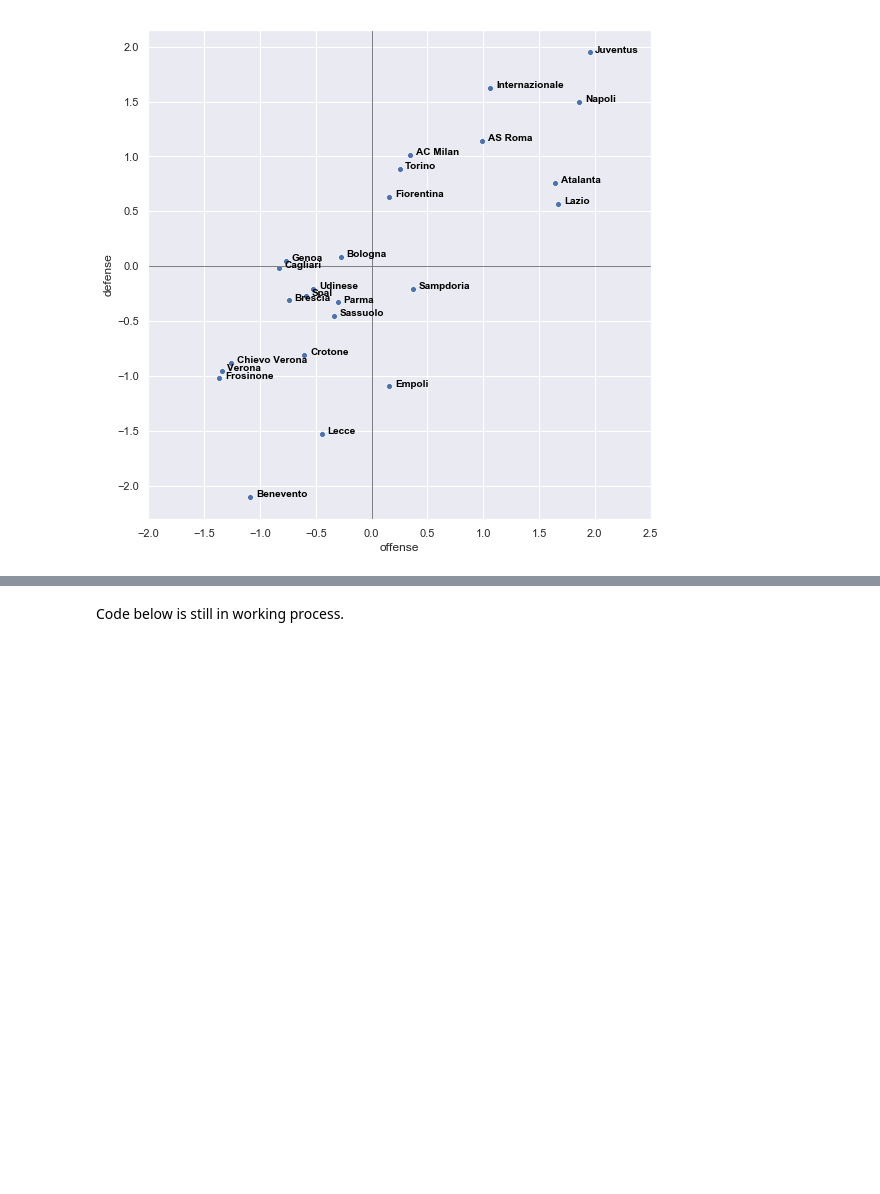
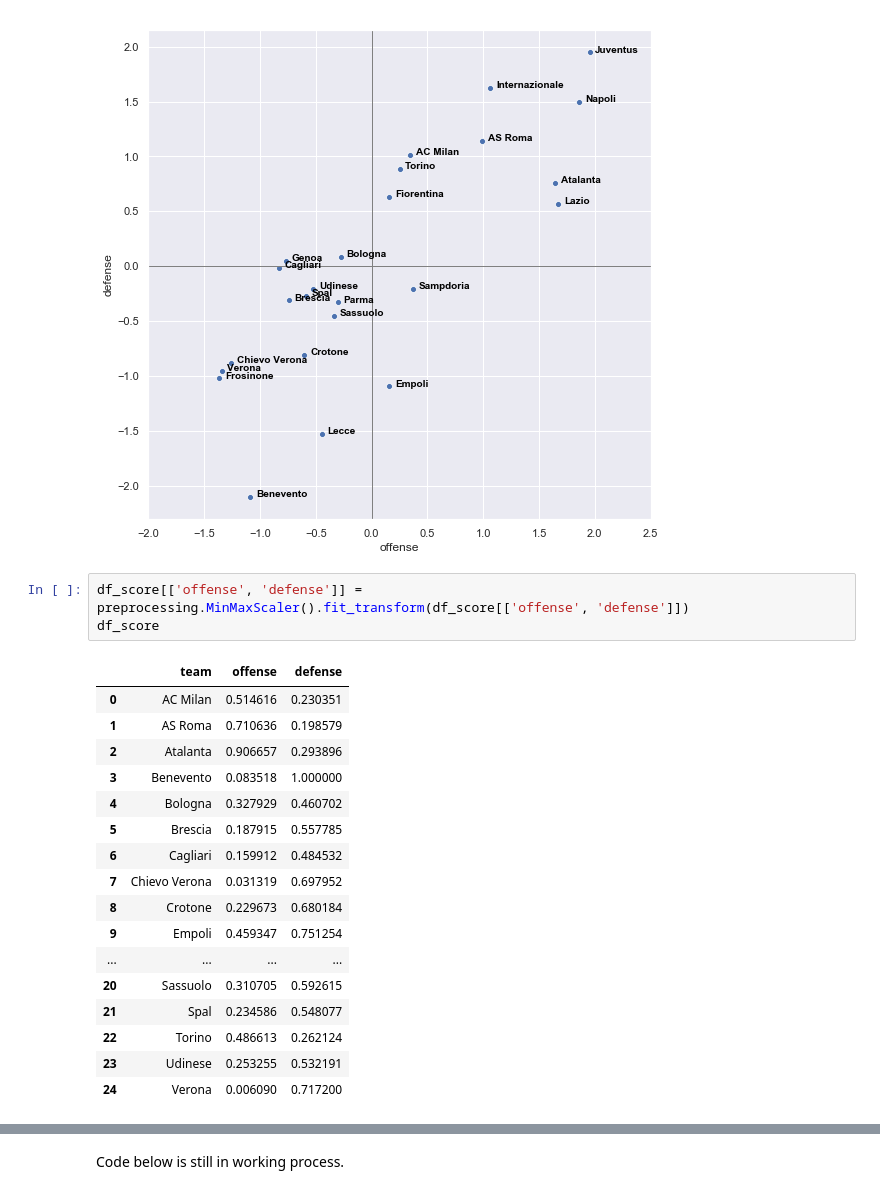
Before and after one commit to weizhaoalex/Juventus_SPI, a Jupyter notebook: Juventus_SPI.ipynb, the cells around one changed output, grey strips where cells are left out. Cells and saved outputs as stored; diff of their text form; blank space fills up the shorter version.

```diff
--- a/Juventus_SPI.ipynb
+++ b/Juventus_SPI.ipynb
@@ -194,3 +194,24 @@ for line in range(0,df_score.shape[0]):
              df_score.team[line], horizontalalignment='left', size='small', color='black', weight='semibold')
 # %% [output]
 [figure]
+# %%
+df_score[['offense', 'defense']] = preprocessing.MinMaxScaler().fit_transform(df_score[['offense', 'defense']])
+df_score
+# %% [output]
+|  | team | offense | defense |
+| 0 | AC Milan | 0.514616 | 0.230351 |
+| 1 | AS Roma | 0.710636 | 0.198579 |
+| 2 | Atalanta | 0.906657 | 0.293896 |
+| 3 | Benevento | 0.083518 | 1.000000 |
+| 4 | Bologna | 0.327929 | 0.460702 |
+| 5 | Brescia | 0.187915 | 0.557785 |
+| 6 | Cagliari | 0.159912 | 0.484532 |
+| 7 | Chievo Verona | 0.031319 | 0.697952 |
+| 8 | Crotone | 0.229673 | 0.680184 |
+| 9 | Empoli | 0.459347 | 0.751254 |
+| ... | ... | ... | ... |
+| 20 | Sassuolo | 0.310705 | 0.592615 |
+| 21 | Spal | 0.234586 | 0.548077 |
+| 22 | Torino | 0.486613 | 0.262124 |
+| 23 | Udinese | 0.253255 | 0.532191 |
+| 24 | Verona | 0.006090 | 0.717200 |
```
Also changed, not shown: parts of 2 cells of this notebook.
